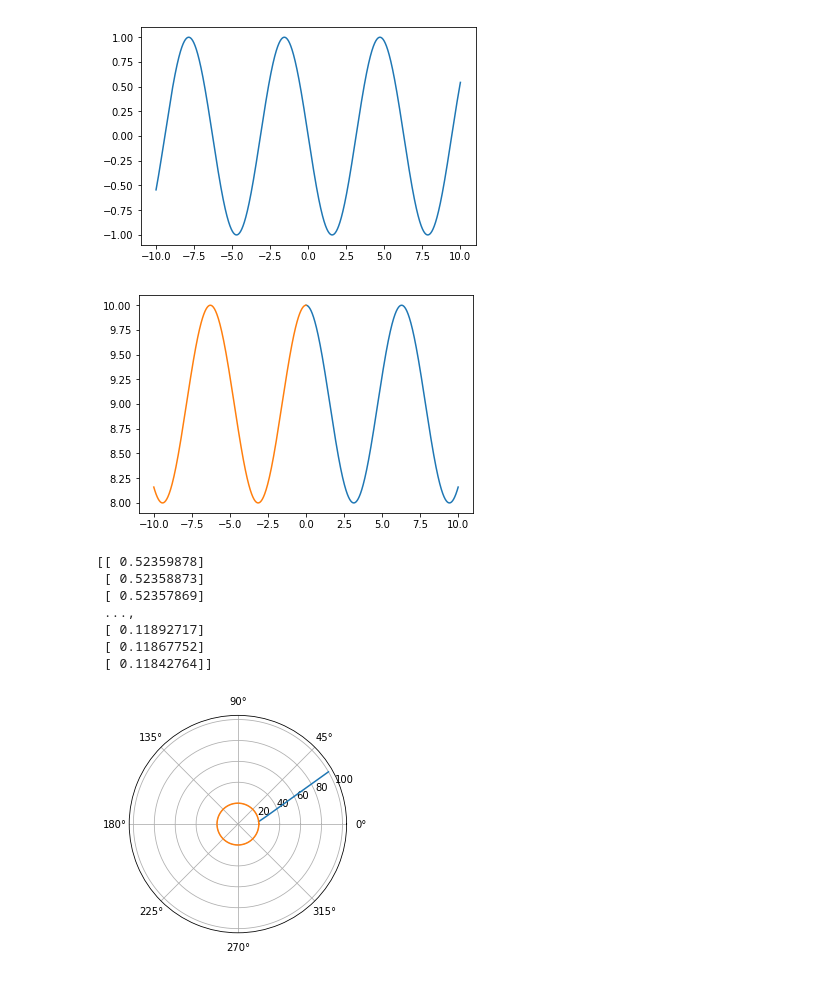
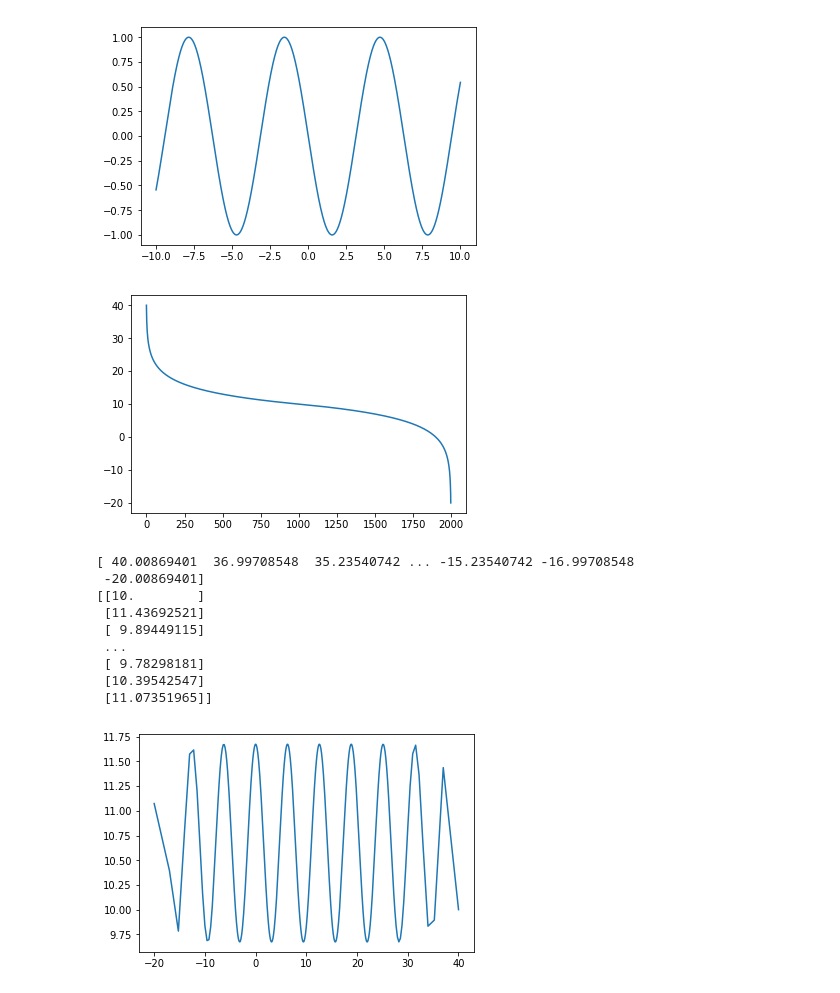
Before and after one commit to 18838367/hisho, a Jupyter notebook: GR-G-Lensing.ipynb, the cells around one changed output. Cells and saved outputs as stored; diff of their text form; code cells hidden in the pictures.

```diff
--- a/GR-G-Lensing.ipynb
+++ b/GR-G-Lensing.ipynb
@@ -94,34 +88,33 @@ plt.plot(t,SHO(x,t,1,phi))
 plt.show()
 # %% [output]
 [figure]
-# %%
-x0=10
-t=np.arange(0,10,0.001)
-x=scp.integrate.odeint(SHO,x0,t,(1,0))
-plt.plot(t,x,-t,x)
-plt.show()
-# %% [output]
-[figure, removed]
-# %%
-M=10
-b=10
-r=np.arange(2*M,100,0.01)
-r=np.flip(r,0)
-argsT=(M,b)
-phi0=math.pi/6
-phi=scp.integrate.odeint(SCHWODE,phi0,r, args=argsT)
-print(phi)
-plt.polar(phi,r, np.arange(0,math.pi*2,0.01), np.ones(len(np.arange(0,math.pi*2,0.01)))*2*M)
-plt.show()
-# %% [output]
-[[ 0.52359878]
- [ 0.52358873]
- [ 0.52357869]
- ...,
- [ 0.11892717]
- [ 0.11867752]
- [ 0.11842764]]
-[figure, removed]
+# %%
+x0=10
+t=np.arange(0,10,1)
+temp=np.log((np.arange(0,10,0.01)))
+lam1=2*10-temp/np.amax(temp)*10
+lam2=np.flip(temp,0)/np.amax(temp)*10
+lam=np.concatenate((lam1,lam2))
+lam=lam[1:len(lam)-1]
+plt.plot(lam)
+plt.show()
+x=scp.integrate.odeint(SHO,x0,lam,(1,0))
+print(lam)
+print(x)
+plt.plot(lam,x)
+plt.show()
+# %% [output]
+[figure, added]
+[ 40.00869401  36.99708548  35.23540742 ... -15.23540742 -16.99708548
+ -20.00869401]
+[[10.        ]
+ [11.43692521]
+ [ 9.89449115]
+ ...
+ [ 9.78298181]
+ [10.39542547]
+ [11.07351965]]
+[figure, added]
 # %%
 def SCHWODErphiPOS(rphi,lam,E,M,L):
     r=rphi[0]
```
Also changed, not shown: parts of 11 cells of this notebook, 2 other files.
